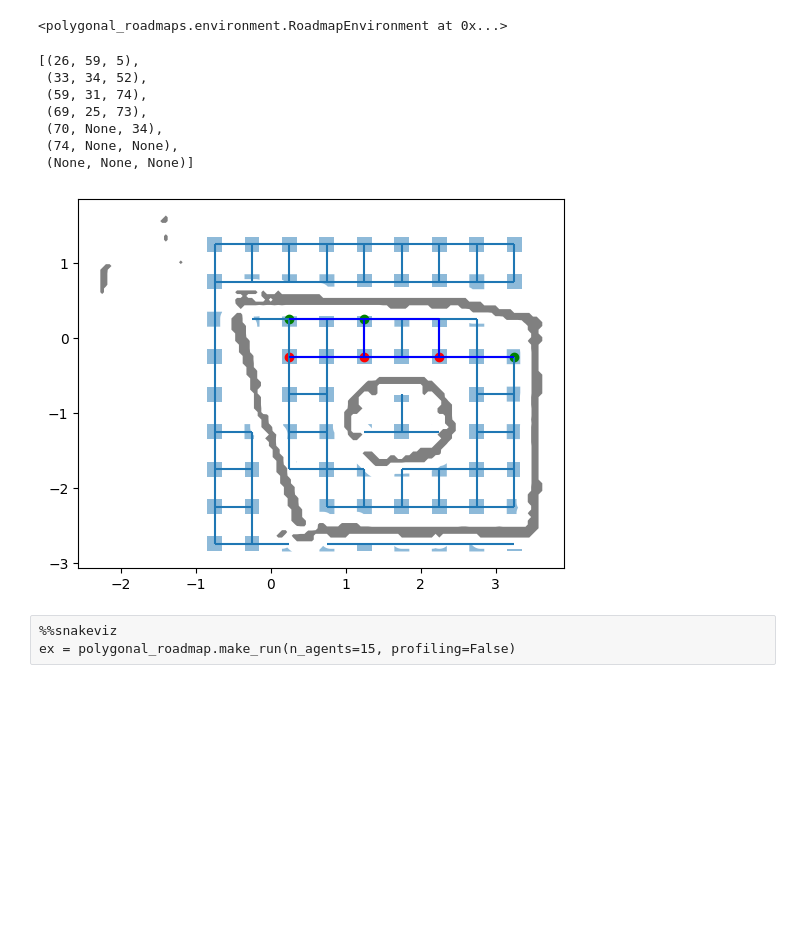
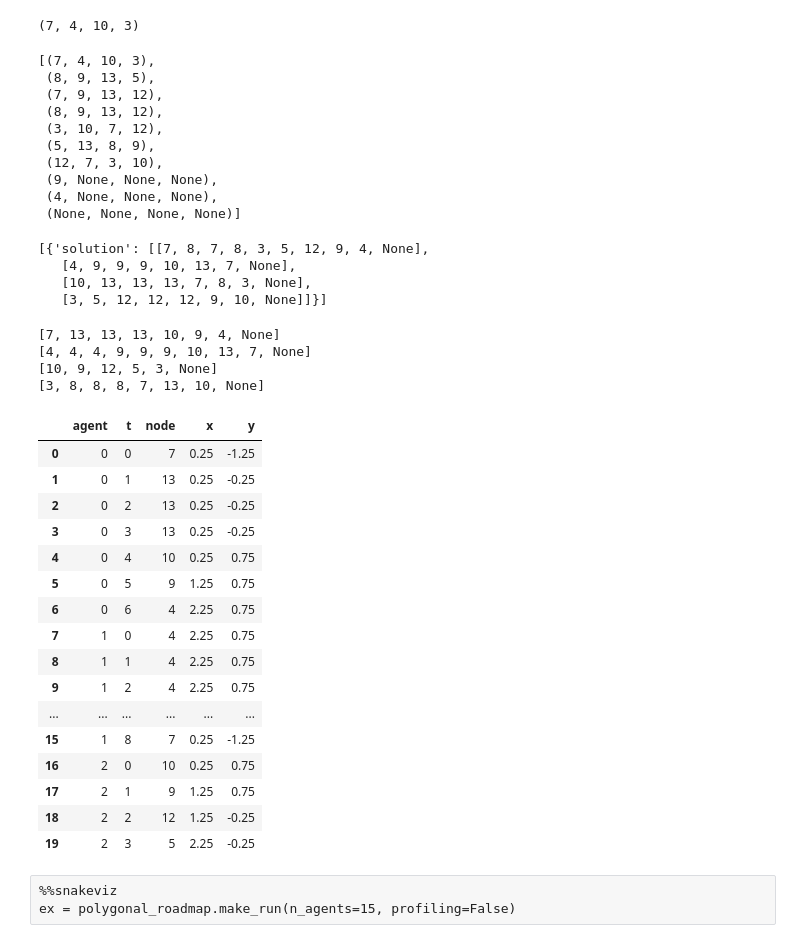
Before and after one commit to ovgu-FINken/polygonal_roadmaps, a Jupyter notebook: Pathfinding.ipynb, the cells around one changed output. Cells and saved outputs as stored; diff of their text form; code cells hidden in the pictures; blank space fills up the shorter version.

Commit message:
adding more benchmark code and additional planners

```diff
--- a/Pathfinding.ipynb
+++ b/Pathfinding.ipynb
@@ -37,23 +38,64 @@ logging.getLogger().setLevel(logging.INFO)
 
 %load_ext snakeviz
 # %%
-scenarios = ["MAPF;room-32-32-4;even", "MAPF;empty-8-8.map;even", "DrivingSwarm;icra2021_map.yaml;icra2021.yml"]
-env = cli.env_generator(scenarios[-1], n_agents=2)[0]
-env
+scenarios = ["MAPF;room-32-32-4;even", "MAPF;empty-8-8.map;even", "DrivingSwarm;icra2024.yaml;icra2024_1m.yml"]
+env = cli.env_generator(scenarios[-1], n_agents=4)[0]
+env.state
 # %% [output]
-<polygonal_roadmaps.environment.RoadmapEnvironment at 0x...>
+(7, 4, 10, 3)
 # %%
 planner = cli.create_planner_from_config_file("benchmark/planner_config/CCRv2.yml", env)
 planner.create_plan()
 # %% [output]
-[(26, 59, 5),
- (33, 34, 52),
- (59, 31, 74),
- (69, 25, 73),
- (70, None, 34),
- (74, None, None),
- (None, None, None)]
+[(7, 4, 10, 3),
+ (8, 9, 13, 5),
+ (7, 9, 13, 12),
+ (8, 9, 13, 12),
+ (3, 10, 7, 12),
+ (5, 13, 8, 9),
+ (12, 7, 3, 10),
+ (9, None, None, None),
+ (4, None, None, None),
+ (None, None, None, None)]
-# %%
-env.plot(paths=planner.history[0]["solution"])
-# %% [output]
-[figure, removed]
+# %%
+planner.history
+# %% [output]
+[{'solution': [[7, 8, 7, 8, 3, 5, 12, 9, 4, None],
+   [4, 9, 9, 9, 10, 13, 7, None],
+   [10, 13, 13, 13, 7, 8, 3, None],
+   [3, 5, 12, 12, 12, 9, 10, None]]}]
+# %%
+data = []
+for i, plan in enumerate(planner.history[0]['solution']):
+    print(plan)
+    for t, n in enumerate(plan):
+        #print(f"{t}: {n}")
+        if n is None:
+            continue
+        x,y,*_ = env.g.nodes[n]['pos']
+        data.append({"agent": i, "t": t, "node": n, "x": x, "y": y})
+df = pd.DataFrame(data)
+df.agent = df.agent.astype('category')
+df.head(20)
+# %% [output]
+[7, 13, 13, 13, 10, 9, 4, None]
+[4, 4, 4, 9, 9, 9, 10, 13, 7, None]
+[10, 9, 12, 5, 3, None]
+[3, 8, 8, 8, 7, 13, 10, None]
+|  | agent | t | node | x | y |
+| 0 | 0 | 0 | 7 | 0.25 | -1.25 |
+| 1 | 0 | 1 | 13 | 0.25 | -0.25 |
+| 2 | 0 | 2 | 13 | 0.25 | -0.25 |
+| 3 | 0 | 3 | 13 | 0.25 | -0.25 |
+| 4 | 0 | 4 | 10 | 0.25 | 0.75 |
+| 5 | 0 | 5 | 9 | 1.25 | 0.75 |
+| 6 | 0 | 6 | 4 | 2.25 | 0.75 |
+| 7 | 1 | 0 | 4 | 2.25 | 0.75 |
+| 8 | 1 | 1 | 4 | 2.25 | 0.75 |
+| 9 | 1 | 2 | 4 | 2.25 | 0.75 |
+| ... | ... | ... | ... | ... | ... |
+| 15 | 1 | 8 | 7 | 0.25 | -1.25 |
+| 16 | 2 | 0 | 10 | 0.25 | 0.75 |
+| 17 | 2 | 1 | 9 | 1.25 | 0.75 |
+| 18 | 2 | 2 | 12 | 1.25 | -0.25 |
+| 19 | 2 | 3 | 5 | 2.25 | -0.25 |
```
Also changed, not shown: parts of 4 cells of this notebook, 12 other files.
